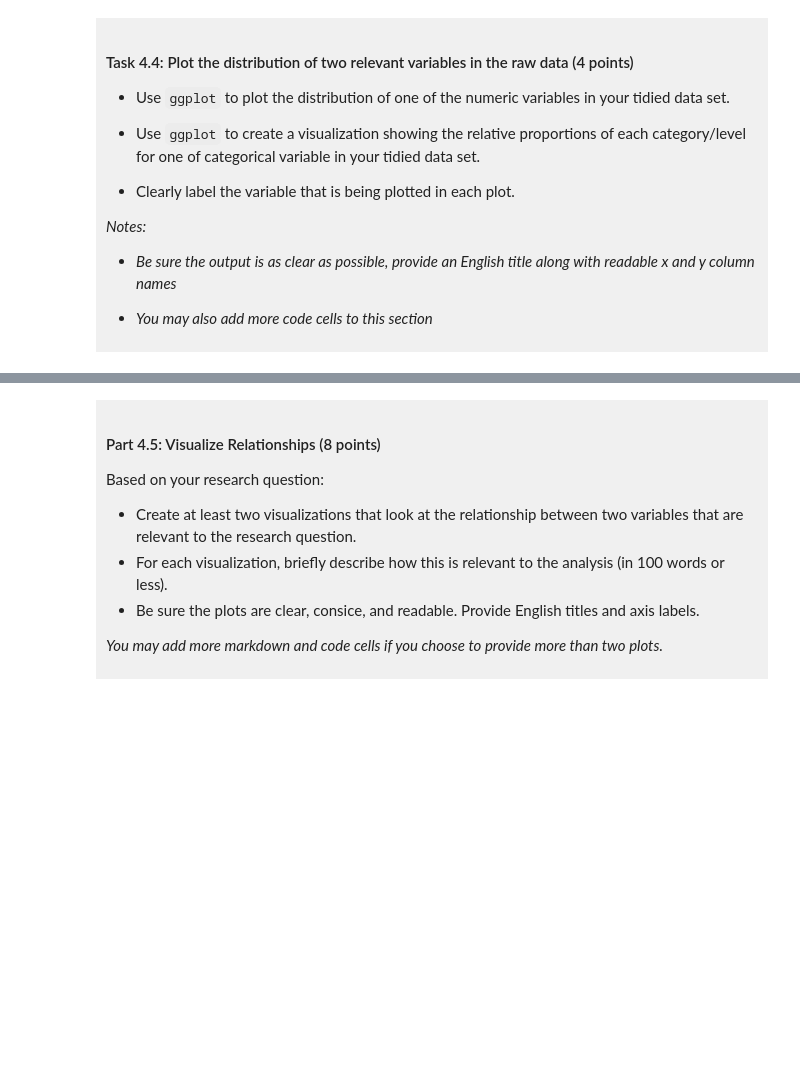
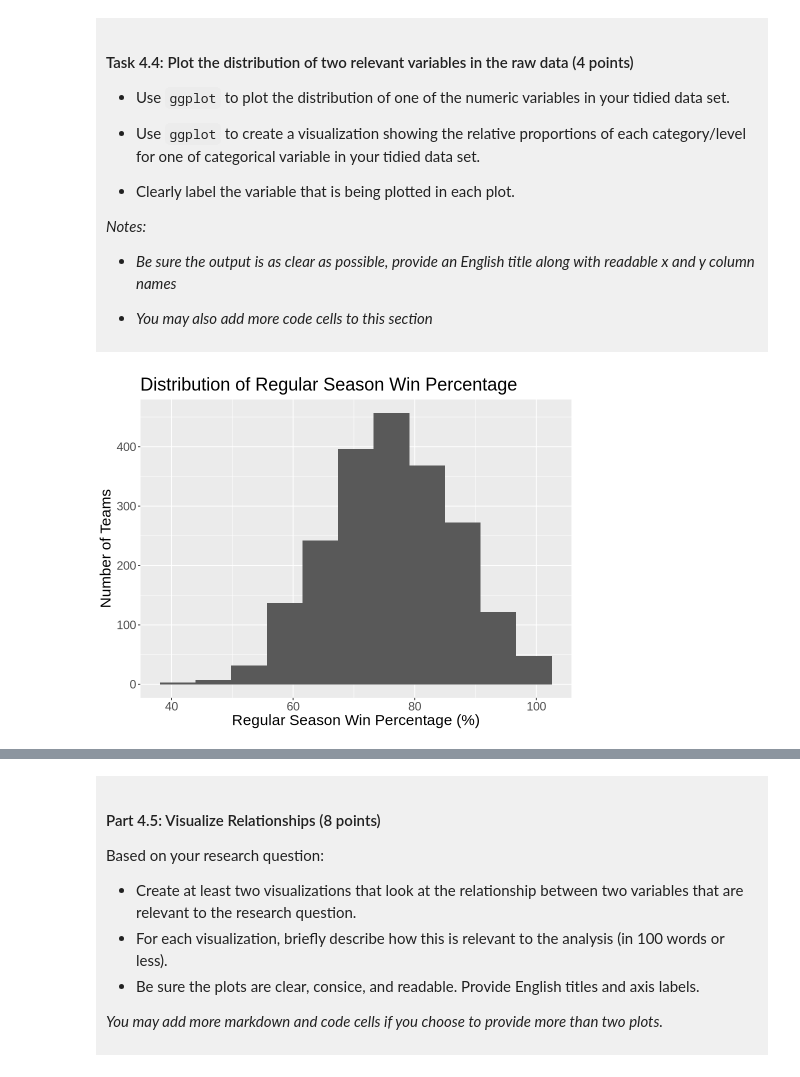
Before and after one commit to jnschieck/dsci-100-project-jaymen-schieck, a Jupyter notebook: dsci-100-project-notebook.ipynb, the cells around one changed output, grey strips where cells are left out. Saved outputs shown, nothing was run; the diff lists cells and outputs as text; code cells hidden in the pictures; blank space fills up the shorter version.

```diff
--- a/dsci-100-project-notebook.ipynb
+++ b/dsci-100-project-notebook.ipynb
@@ -294,5 +335,13 @@ You will refine your research question (if needed) and produce a tidy data set.
 
 </div>
 # %%
-### EDIT THIS CODE CELL FOR PLOT 1 ###
+options(repr.plot.width = 8, repr.plot.height = 6)
+reg_win_pct_hist <- tidy_data |> #histogram showing the distribution of regular season win percentage
+    ggplot(aes(x = reg_wins_pct)) +
+    geom_histogram(bins = 11) +
+    labs(x = "Regular Season Win Percentage (%)", y = "Number of Teams", title = "Distribution of Regular Season Win Percentage") +
+    theme(text = element_text(size = 18))
+reg_win_pct_hist
+# %% [output]
+[figure, added]
 # %%
```
Also changed, not shown: parts of 10 cells of this notebook.
